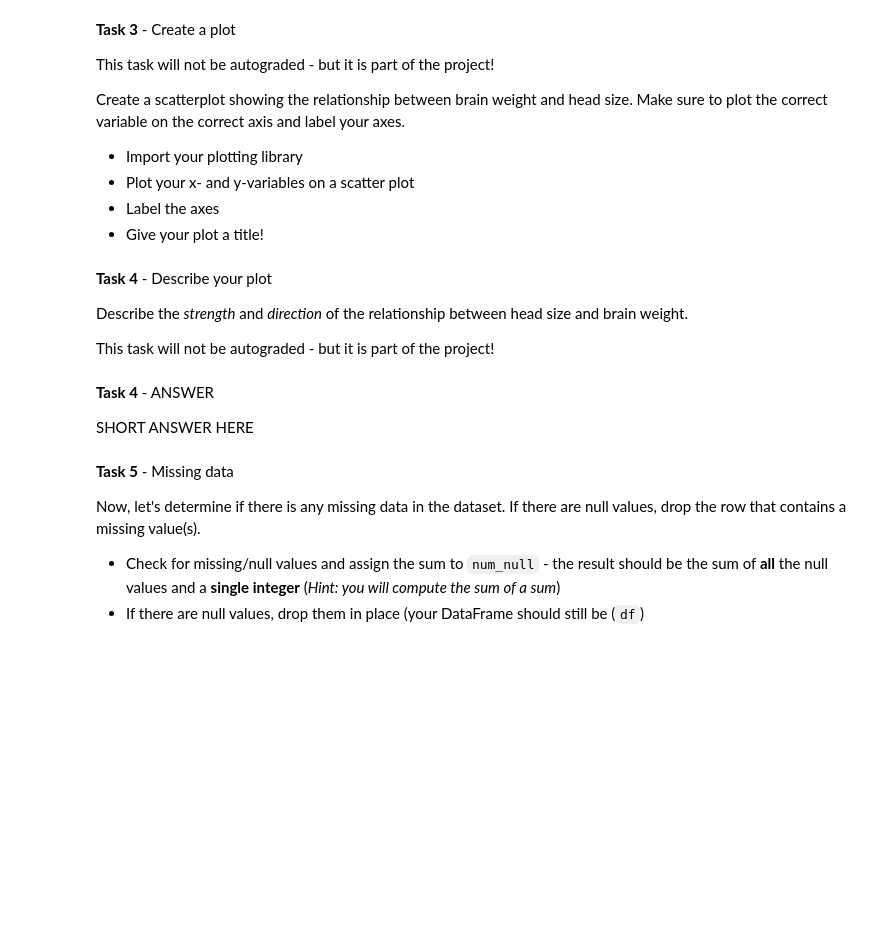
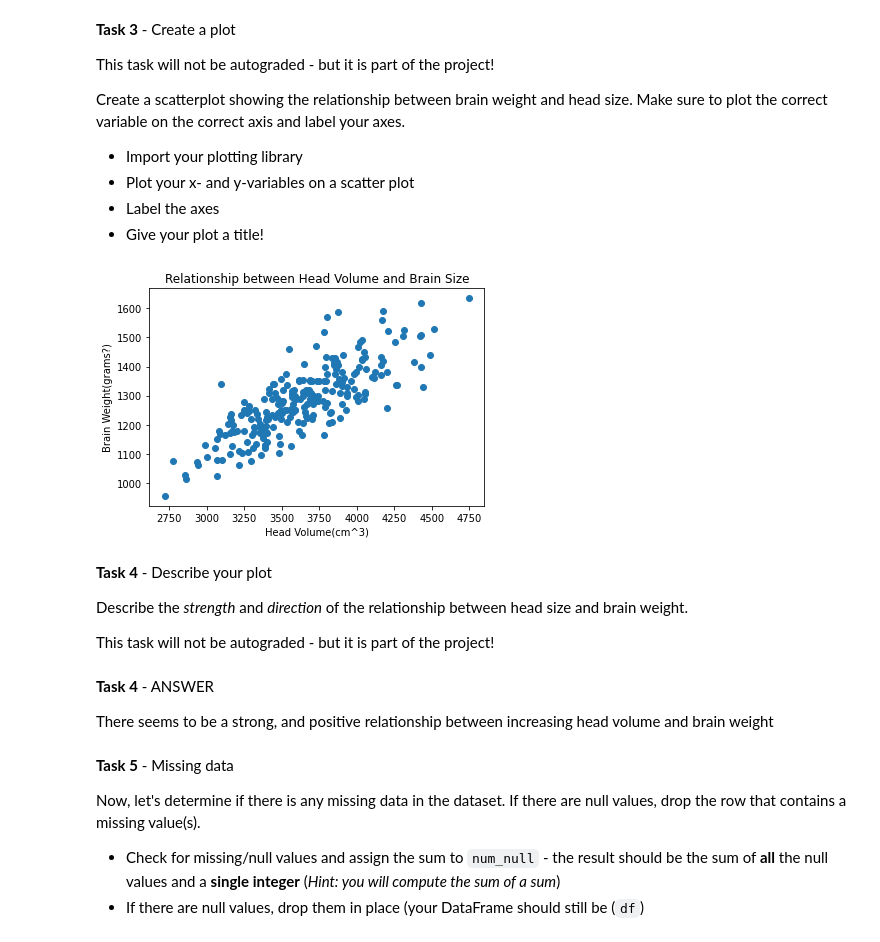
Before and after one commit to Samuel-Egbert31415/DS-Unit-1-Sprint-1-Data-Wrangling-and-Storytelling, a Jupyter notebook: LS_DS_131_Simple_Linear_Regression_Samuel_Egbert_Assignment_AG.ipynb, the cells around one changed output. Cells and saved outputs as stored; diff of their text form; code cells hidden in the pictures; blank space fills up the shorter version.

```diff
--- a/LS_DS_131_Simple_Linear_Regression_Samuel_Egbert_Assignment_AG.ipynb
+++ b/LS_DS_131_Simple_Linear_Regression_Samuel_Egbert_Assignment_AG.ipynb
@@ -60,8 +60,7 @@ import numpy as np
 
 data_url = 'https://raw.githubusercontent.com/LambdaSchool/data-science-practice-datasets/main/unit_1/Brainhead/Brainhead.csv'
 
-# YOUR CODE HERE
-raise NotImplementedError()
+df = pd.read_csv(data_url)
 
 # Print out your DataFrame
 df.head()
@@ -94,3 +95,8 @@ raise NotImplementedError()
+# %%
+# Task 2
+
+ind_x = df['Head']
+dep_y = df['Brain']
 # %% [markdown]
 **Task 2 - Test**
 # %%
@@ -116,13 +116,27 @@ raise NotImplementedError()
+# %%
+# Task 3
+# (NOT autograded but fill in your code!)
+import matplotlib.pyplot as plt
+
+fig, ax = plt.subplots()
+
+ax.scatter(x = ind_x, y = dep_y)
+ax.set_title('Relationship between Head Volume and Brain Size')
+ax.set_xlabel('Head Volume(cm^3)')
+ax.set_ylabel('Brain Weight(grams?)') #I don't think there exists a brain in our solar system that is 1600KGs, so I'm guessing the data is in grams
+plt.show()
+# %% [output]
+[figure, added]
 # %% [markdown]
 **Task 4** - Describe your plot
 
 Describe the *strength* and *direction* of the relationship between head size and brain weight.
 
 This task will not be autograded - but it is part of the project!
-# %% [markdown]
-**Task 4** - ANSWER
-
-SHORT ANSWER HERE
+# %% [markdown]
+**Task 4** - ANSWER
+
+There seems to be a strong, and positive relationship between increasing head volume and brain weight
 # %% [markdown]
 **Task 5** - Missing data
 
```
Also changed, not shown: parts of 17 cells of this notebook.
